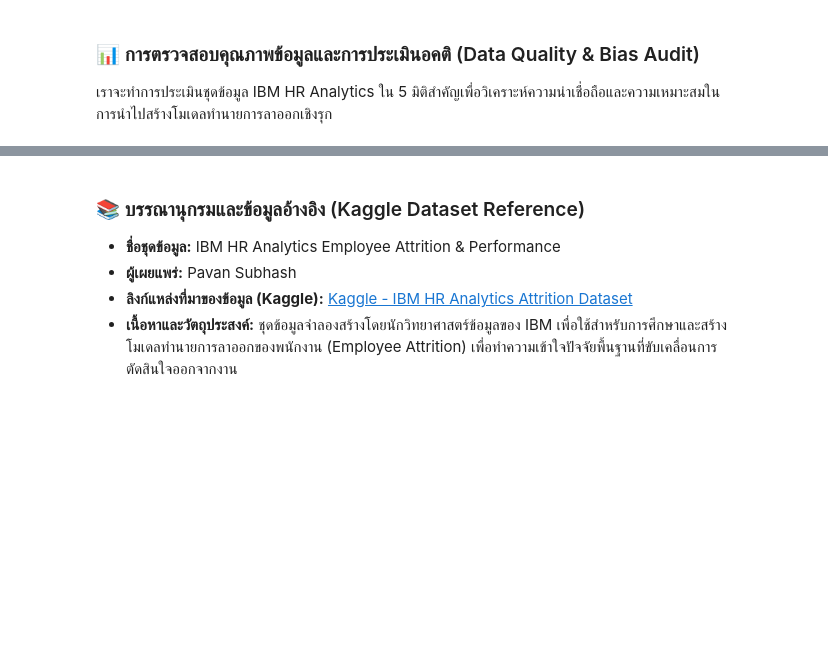
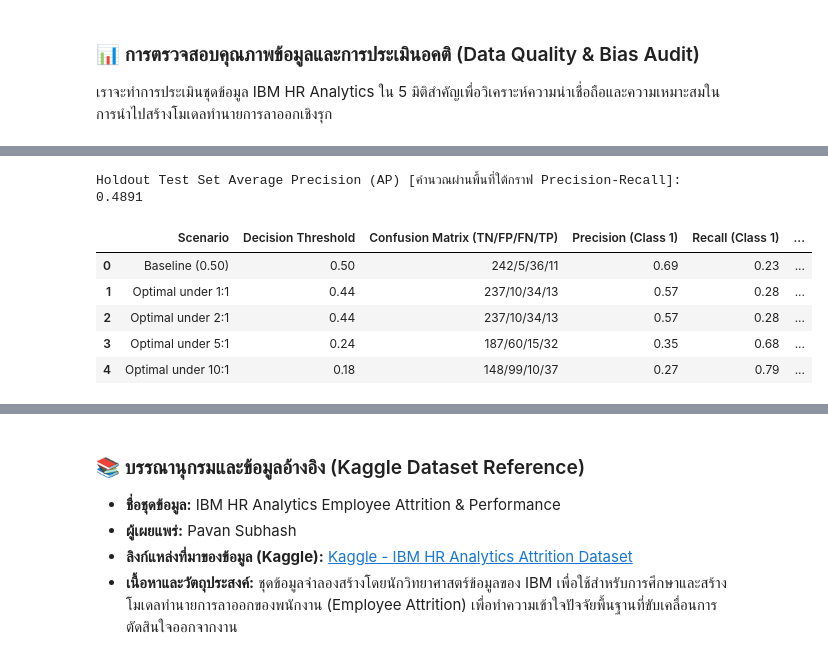
Before and after one commit to rtmyy/master-is-project, a Jupyter notebook: kaggle_dataset.ipynb, the cells around one changed output, grey strips where cells are left out. Drawn from its saved outputs; the diff is of its cells as text; code cells hidden in the pictures; blank space fills up the shorter version.

```diff
--- a/kaggle_dataset.ipynb
+++ b/kaggle_dataset.ipynb
@@ -781,0 +795,19 @@ plt.show()
+# %%
+# พล็อตกราฟเปรียบเทียบประสิทธิภาพ Precision-Recall Curve ของทฤษฎีปรับปรุงใหม่
+plt.figure(figsize=(9, 7))
+
+for probs, preds, name, color in [
+    (y_probs_base, y_pred_base, "Baseline RF", "blue"),
+    (y_probs_cost, y_pred_cost, "Cost-sensitive RF", "forestgreen"),
+    (y_probs_under, y_pred_under, "Partial Undersampling RF", "orange")
+]:
+    precision, recall, _ = precision_recall_curve(y_test, probs)
+    pr_auc_score = auc(recall, precision)
+    plt.plot(recall, precision, label=f'{name} (AUC = {pr_auc_score:.4f})', color=color, lw=2)
+
+plt.xlabel('Recall (Sensitivity)')
+plt.ylabel('Precision (Positive Predictive Value)')
+plt.title('Precision-Recall Curve Comparison (New Proposed Framework)')
+plt.legend(loc='best')
+plt.grid(True, linestyle='--', alpha=0.6)
+plt.show()
@@ -781,0 +1131,58 @@ plt.show()
+# %%
+# 1. เทรนโมเดลตัวเต็มบนชุดข้อมูลสอน
+final_pipeline = ImbPipeline([
+    ('smote', SMOTE(random_state=42)),
+    ('rf', RandomForestClassifier(random_state=42))
+])
+final_pipeline.fit(X_train, y_train)
+
+# 2. ทำนายความน่าจะเป็นของชุดข้อมูลทดสอบ (Holdout Test Set)
+test_probs = final_pipeline.predict_proba(X_test)[:, 1]
+
+# 3. คำนวณค่าคงที่ Average Precision (AP) ของชุดทดสอบ
+ap_score_test = average_precision_score(y_test, test_probs)
+
+# 4. ประเมินผลลัพธ์ของแต่ละ Threshold บน Holdout Test Set
+test_evaluation_results = []
+
+# เริ่มต้นเพิ่ม Baseline Threshold 0.50 เพื่อการเปรียบเทียบ
+scenarios_to_evaluate = [{"ratio": "Baseline (0.50)", "threshold": 0.50, "cost_fn": 1, "cost_fp": 1}] + \
+                        [{"ratio": f"Optimal under {scen['ratio']}", "threshold": optimal_thresholds[scen['ratio']], "cost_fn": scen['cost_fn'], "cost_fp": scen['cost_fp']} for scen in cost_scenarios]
+
+for run in scenarios_to_evaluate:
+    th = run["threshold"]
+    cfn = run["cost_fn"]
+    cfp = run["cost_fp"]
+
+    test_preds = (test_probs >= th).astype(int)
+    tn, fp, fn, tp = confusion_matrix(y_test, test_preds).ravel()
+
+    expected_cost_test = (cfn * fn) + (cfp * fp)
+
+    report_dict = classification_report(y_test, test_preds, output_dict=True, zero_division=0)
+    precision_c1 = report_dict['1']['precision']
+    recall_c1 = report_dict['1']['recall']
+    f1_c1 = report_dict['1']['f1-score']
+
+    test_evaluation_results.append({
+        "Scenario": run["ratio"],
+        "Decision Threshold": f"{th:.2f}",
+        "Confusion Matrix (TN/FP/FN/TP)": f"{tn}/{fp}/{fn}/{tp}",
+        "Precision (Class 1)": f"{precision_c1:.2f}",
+        "Recall (Class 1)": f"{recall_c1:.2f}",
+        "F1-Score (Class 1)": f"{f1_c1:.2f}",
+        "Test Expected Cost": f"{expected_cost_test:.2f} (Ratio {cfn}:{cfp})"
+    })
+
+# จัดทำตารางเปรียบเทียบผลลัพธ์และจัดแสดง
+df_test_evaluation = pd.DataFrame(test_evaluation_results)
+print(f"\nHoldout Test Set Average Precision (AP) [คำนวณผ่านพื้นที่ใต้กราฟ Precision-Recall]: {ap_score_test:.4f}\n")
+display(df_test_evaluation)
+# %% [output]
+Holdout Test Set Average Precision (AP) [คำนวณผ่านพื้นที่ใต้กราฟ Precision-Recall]: 0.4891
+|  | Scenario | Decision Threshold | Confusion Matrix (TN/FP/FN/TP) | Precision (Class 1) | Recall (Class 1) | ... |
+| 0 | Baseline (0.50) | 0.50 | 242/5/36/11 | 0.69 | 0.23 | ... |
+| 1 | Optimal under 1:1 | 0.44 | 237/10/34/13 | 0.57 | 0.28 | ... |
+| 2 | Optimal under 2:1 | 0.44 | 237/10/34/13 | 0.57 | 0.28 | ... |
+| 3 | Optimal under 5:1 | 0.24 | 187/60/15/32 | 0.35 | 0.68 | ... |
+| 4 | Optimal under 10:1 | 0.18 | 148/99/10/37 | 0.27 | 0.79 | ... |
```
Also changed, not shown: parts of 19 cells of this notebook.
